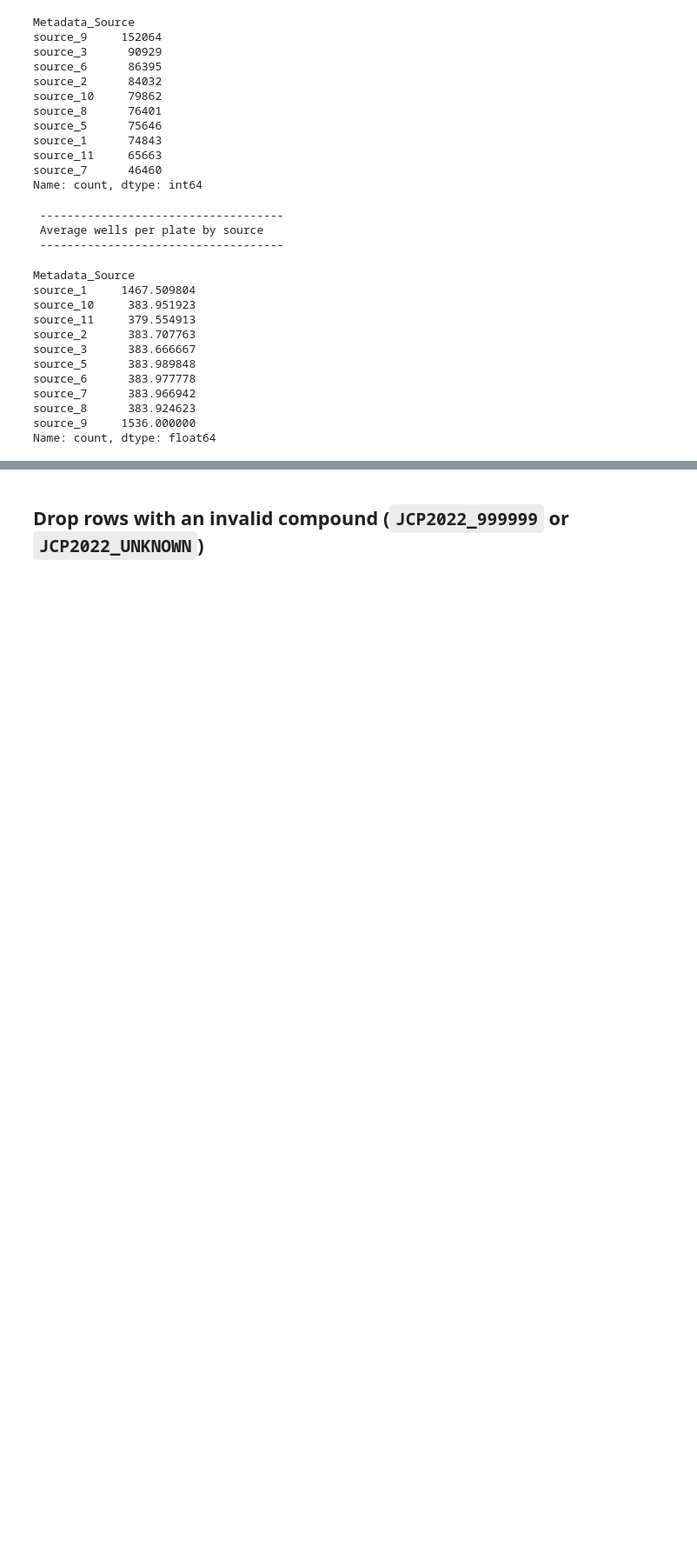
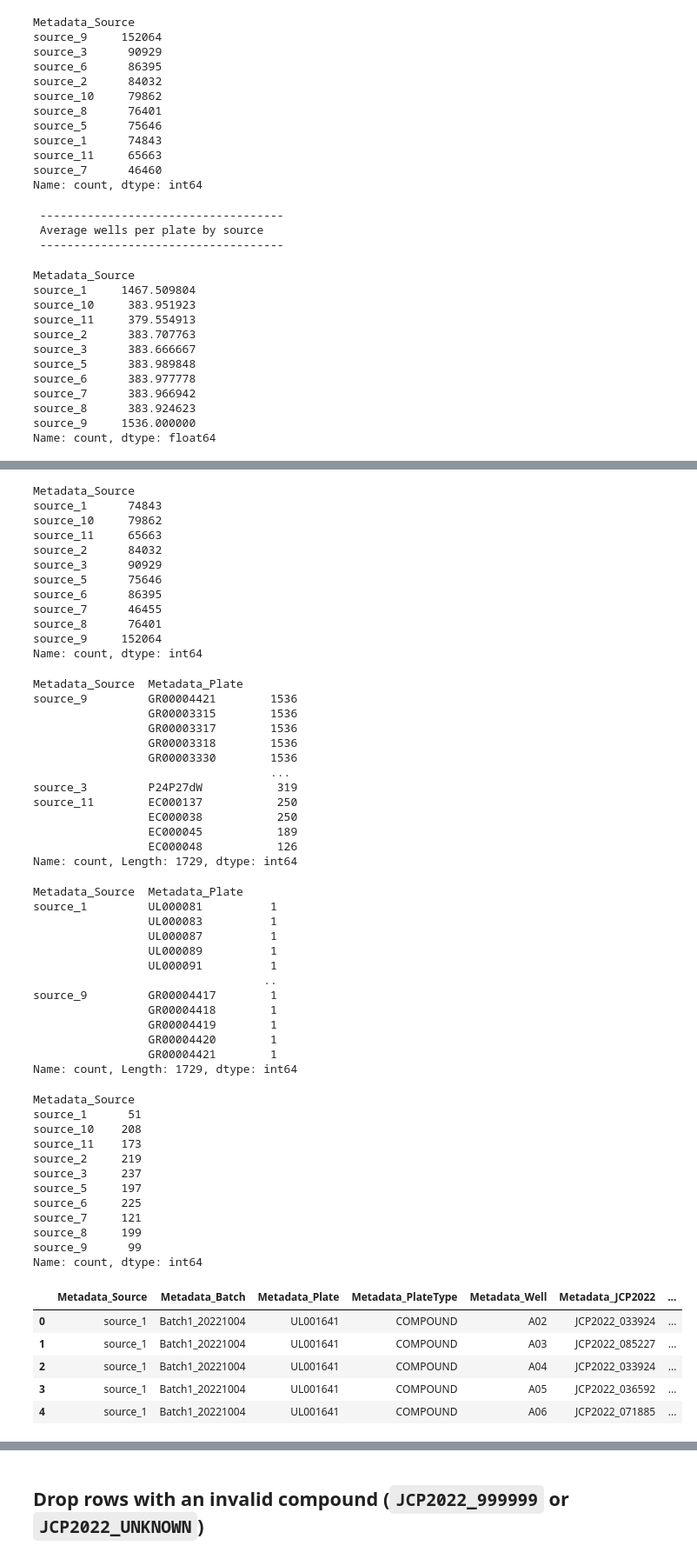
Before and after one commit to kbardool/Cellpainting-DataPrep, a Jupyter notebook: 3-Dataprep_3_ExtendedMetadata.ipynb, the cells around one changed output, grey strips where cells are left out. Shown at 87% size. Saved outputs shown, nothing was run; the diff lists cells and outputs as text; code cells hidden in the pictures; blank space fills up the shorter version.

```diff
--- a/3-Dataprep_3_ExtendedMetadata.ipynb
+++ b/3-Dataprep_3_ExtendedMetadata.ipynb
@@ -70,3 +73,8 @@ Failed to patch pandas - PandasTools will have limited functionality
 # types = ['.gz', '.bz2','.zip', '.tar', '.tar.gz', '.tar.bz2']
 # type_bz2 = 'bz2'
 # type_gzip = 'gz'
+
+metadata_path = "./metadata_20240618/"
+input_path ="./metadata/"
+output_path ="./output_11102023/"
+ds = project_datasets(metadata_path=metadata_path, input_path=input_path, output_path=output_path)
@@ -657,0 +852,72 @@ for i,j in zip(df_compound_counts.index[:35],df_compound_counts_2.index[:35]):
+# %%
+df_source_well_counts = df_cmp_plates_wells.Metadata_Source.value_counts().sort_index()
+df_source_well_counts
+df_source_plate_counts = df_cmp_plates_wells[['Metadata_Source','Metadata_Plate']].value_counts()
+df_source_plate_counts
+df_source_plate_grp= df_source_plate_counts.groupby(['Metadata_Source','Metadata_Plate']).count()
+df_source_plate_grp
+df_source_plate_grp.groupby('Metadata_Source').sum()
+# df_source_plate_grp['Metadata_Source'].value_counts()
+# for group in df_source_plate_grp:
+#     group[0]
+#     group[1]
+#     break
+# df_source_plate_counts = df_cmp_plates_wells[['Metadata_Source','Metadata_Plate']].count()
+df_cmp_plates_wells.head()
+# %% [output]
+Metadata_Source
+source_1      74843
+source_10     79862
+source_11     65663
+source_2      84032
+source_3      90929
+source_5      75646
+source_6      86395
+source_7      46455
+source_8      76401
+source_9     152064
+Name: count, dtype: int64
+Metadata_Source  Metadata_Plate
+source_9         GR00004421        1536
+                 GR00003315        1536
+                 GR00003317        1536
+                 GR00003318        1536
+                 GR00003330        1536
+                                   ...
+source_3         P24P27dW           319
+source_11        EC000137           250
+                 EC000038           250
+                 EC000045           189
+                 EC000048           126
+Name: count, Length: 1729, dtype: int64
+Metadata_Source  Metadata_Plate
+source_1         UL000081          1
+                 UL000083          1
+                 UL000087          1
+                 UL000089          1
+                 UL000091          1
+                                  ..
+source_9         GR00004417        1
+                 GR00004418        1
+                 GR00004419        1
+                 GR00004420        1
+                 GR00004421        1
+Name: count, Length: 1729, dtype: int64
+Metadata_Source
+source_1      51
+source_10    208
+source_11    173
+source_2     219
+source_3     237
+source_5     197
+source_6     225
+source_7     121
+source_8     199
+source_9      99
+Name: count, dtype: int64
+|  | Metadata_Source | Metadata_Batch | Metadata_Plate | Metadata_PlateType | Metadata_Well | Metadata_JCP2022 | ... |
+| 0 | source_1 | Batch1_20221004 | UL001641 | COMPOUND | A02 | JCP2022_033924 | ... |
+| 1 | source_1 | Batch1_20221004 | UL001641 | COMPOUND | A03 | JCP2022_085227 | ... |
+| 2 | source_1 | Batch1_20221004 | UL001641 | COMPOUND | A04 | JCP2022_033924 | ... |
+| 3 | source_1 | Batch1_20221004 | UL001641 | COMPOUND | A05 | JCP2022_036592 | ... |
+| 4 | source_1 | Batch1_20221004 | UL001641 | COMPOUND | A06 | JCP2022_071885 | ... |
```
Also changed, not shown: parts of 27 cells of this notebook, 21 other files.
